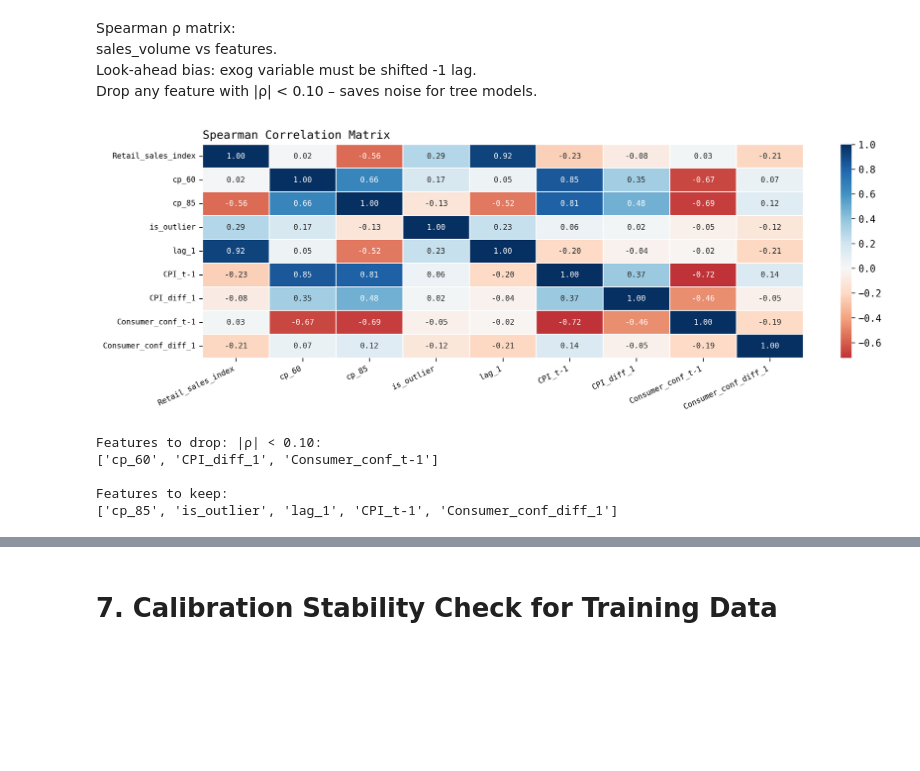
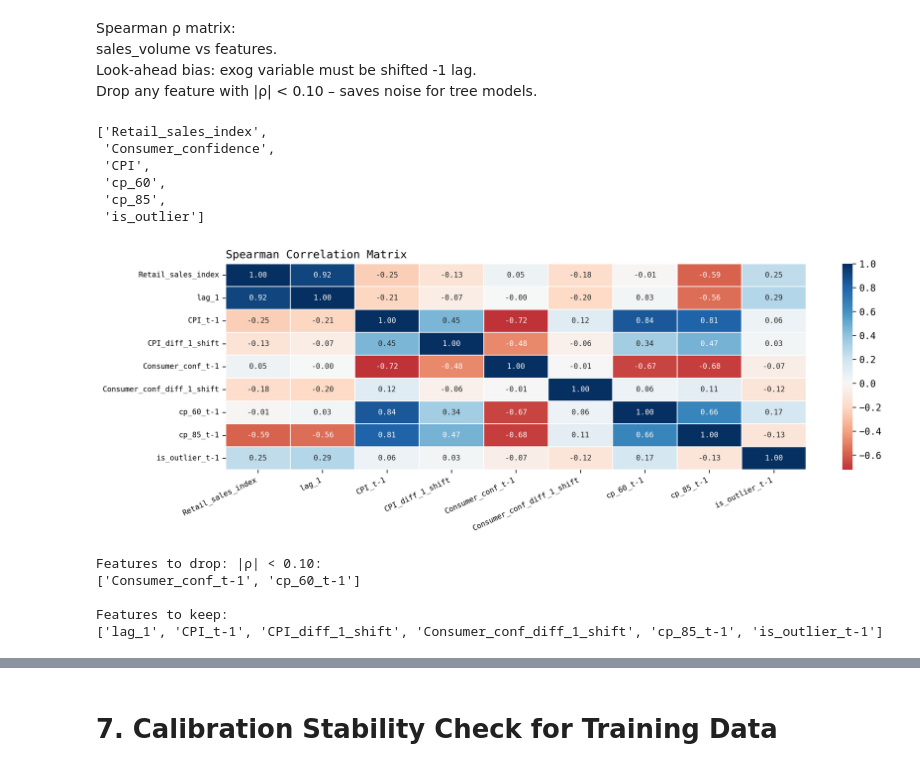
Before and after one commit to michaelarutyunov/time-series-methods, a Jupyter notebook: notebooks/01_eda.ipynb, the cells around one changed output, grey strips where cells are left out. Drawn from its saved outputs; the diff is of its cells as text; code cells hidden in the pictures; blank space fills up the shorter version.

```diff
--- a/notebooks/01_eda.ipynb
+++ b/notebooks/01_eda.ipynb
@@ -578,11 +586,11 @@ Dummy Variables: [0. 0. 0. 0. 0. 0. 0. 0. 0. 0. 0. 0. 0. 0. 0. 0. 0. 0. 0. 0. 0.
  0. 0. 0. 0. 0. 0.]
 # %%
 # Plot outliers on the chart
-outlier_dates = uk.index[outlier_list]
-outlier_values = uk.loc[outlier_dates, 'Retail_sales_index']
+outlier_dates = merged.index[outlier_list]
+outlier_values = merged.loc[outlier_dates, 'Retail_sales_index']
 
 plt.figure(figsize=(16, 4), dpi=300)
-ax = sns.lineplot(data=uk, x='date', y='Retail_sales_index', linewidth=1, color='steelblue')
+ax = sns.lineplot(data=merged, x='date', y='Retail_sales_index', linewidth=1, color='steelblue')
 
 ax.set_xticks([pd.Timestamp(f'{year}-01-01') for year in range(2015, 2026)])
 ax.set_xticklabels([str(year) for year in range(2015, 2026)])
@@ -605,9 +613,9 @@ plt.show()
 [figure]
 # %%
 # Append to the DataFrame
-uk['is_outlier'] = False
-uk.loc[outlier_dates, 'is_outlier'] = True
-uk.head()
+merged_with_features['is_outlier'] = False
+merged_with_features.loc[outlier_dates, 'is_outlier'] = True
+merged_with_features.head()
 # %% [output]
 |  | Retail_sales_index | Consumer_confidence | CPI | cp_60 | cp_85 | is_outlier |
 | date |  |  |  |  |  |  |
@@ -624,36 +632,49 @@ sales_volume vs features.
 Look-ahead bias: exog variable must be shifted -1 lag.
 Drop any feature with |ρ| < 0.10 – saves noise for tree models.
 # %%
-tmp_features = uk.copy()
+tmp_features = merged_with_features.copy()
+# %%
+orig_cols = tmp_features.columns.to_list()
+orig_cols
+# %% [output]
+['Retail_sales_index',
+ 'Consumer_confidence',
+ 'CPI',
+ 'cp_60',
+ 'cp_85',
+ 'is_outlier']
 # %%
 from scipy.stats import spearmanr
 
 # uk_features['month'] = uk_features.index.month
 tmp_features['lag_1'] = tmp_features['Retail_sales_index'].shift(1)
 tmp_features['CPI_t-1'] = tmp_features['CPI'].shift(1)
-tmp_features['CPI_diff_1'] = tmp_features['CPI'].diff()
+tmp_features['CPI_diff_1_shift'] = tmp_features['CPI'].diff().shift(1)  # shifted difference to avoid leakage
 tmp_features['Consumer_conf_t-1'] = tmp_features['Consumer_confidence'].shift(1)
-tmp_features['Consumer_conf_diff_1'] = tmp_features['Consumer_confidence'].diff()
+tmp_features['Consumer_conf_diff_1_shift'] = tmp_features['Consumer_confidence'].diff().shift(1)
+tmp_features['cp_60_t-1'] = tmp_features['cp_60'].shift(1)
+tmp_features['cp_85_t-1'] = tmp_features['cp_85'].shift(1)
+tmp_features['is_outlier_t-1'] = tmp_features['is_outlier'].shift(1)
 
 tmp_features = tmp_features.dropna()
-exclude_columns = {'Retail_sales_index', 'CPI', 'Consumer_confidence'}
+exclude_columns = orig_cols  # {'Retail_sales_index', 'CPI', 'Consumer_confidence'}
 features_list = [col for col in tmp_features.columns if col not in exclude_columns]
 
 # features = ['Consumer_conf_t-1', 'CPI_t-1', 'lag_1', 'cp_60', 'cp_85', 'is_outlier']
 correlation_matrix = tmp_features[['Retail_sales_index'] + features_list].corr(method='spearman')
 
 plt.figure(figsize=(14, 4), dpi=300)
 sns.heatmap(correlation_matrix, annot=True, annot_kws={'size': 8}, fmt='.2f', cmap='RdBu', center=0, linewidths=0.5, linecolor='white')
 plt.title('Spearman Correlation Matrix', loc='left')
 plt.xticks(fontsize=8, rotation=25, ha='right')
 plt.yticks(fontsize=8)
 plt.show()
 # %% [output]
-[figure, old version]
+[figure, new version]
 # %%
 # Identify features with |ρ| < 0.10
-sales_volume_corr = correlation_matrix['Retail_sales_index'].abs()
-features_to_drop = sales_volume_corr[sales_volume_corr < 0.10].index
+RSI_corr = correlation_matrix['Retail_sales_index'].abs()
+features_to_drop = RSI_corr[RSI_corr < 0.10].index
 features_to_keep = [col for col in features_list if col not in features_to_drop]
 print("\nFeatures to drop: |ρ| < 0.10:")
 print(features_to_drop.tolist())
@@ -661,9 +682,9 @@ print("\nFeatures to keep:")
 print(features_to_keep)
 # %% [output]
 Features to drop: |ρ| < 0.10:
-['cp_60', 'CPI_diff_1', 'Consumer_conf_t-1']
+['Consumer_conf_t-1', 'cp_60_t-1']
 
 Features to keep:
-['cp_85', 'is_outlier', 'lag_1', 'CPI_t-1', 'Consumer_conf_diff_1']
+['lag_1', 'CPI_t-1', 'CPI_diff_1_shift', 'Consumer_conf_diff_1_shift', 'cp_85_t-1', 'is_outlier_t-1']
 # %%
 # Create final DataFrame with selected features
```
Also changed, not shown: parts of 21 cells of this notebook, 4 other files.
